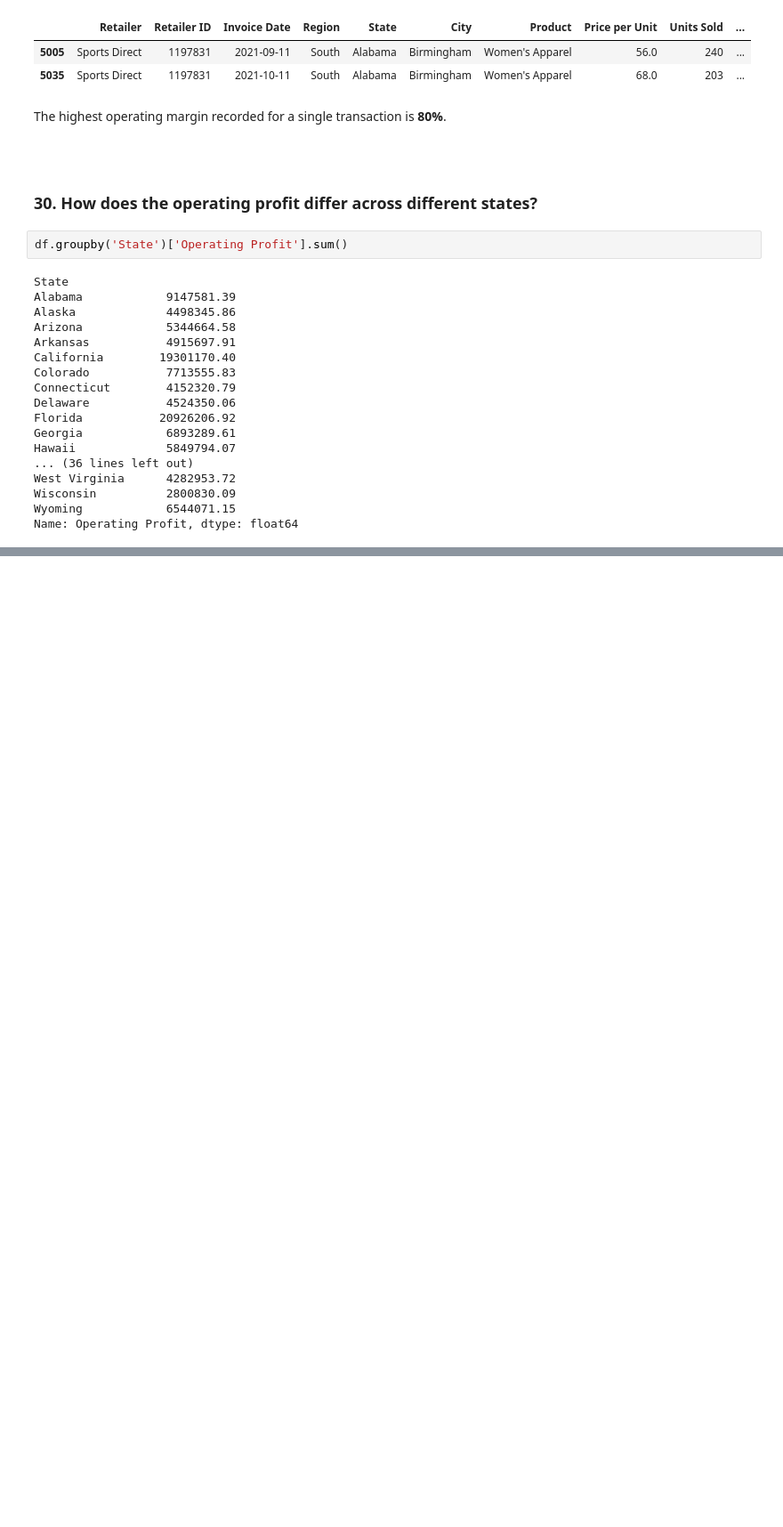
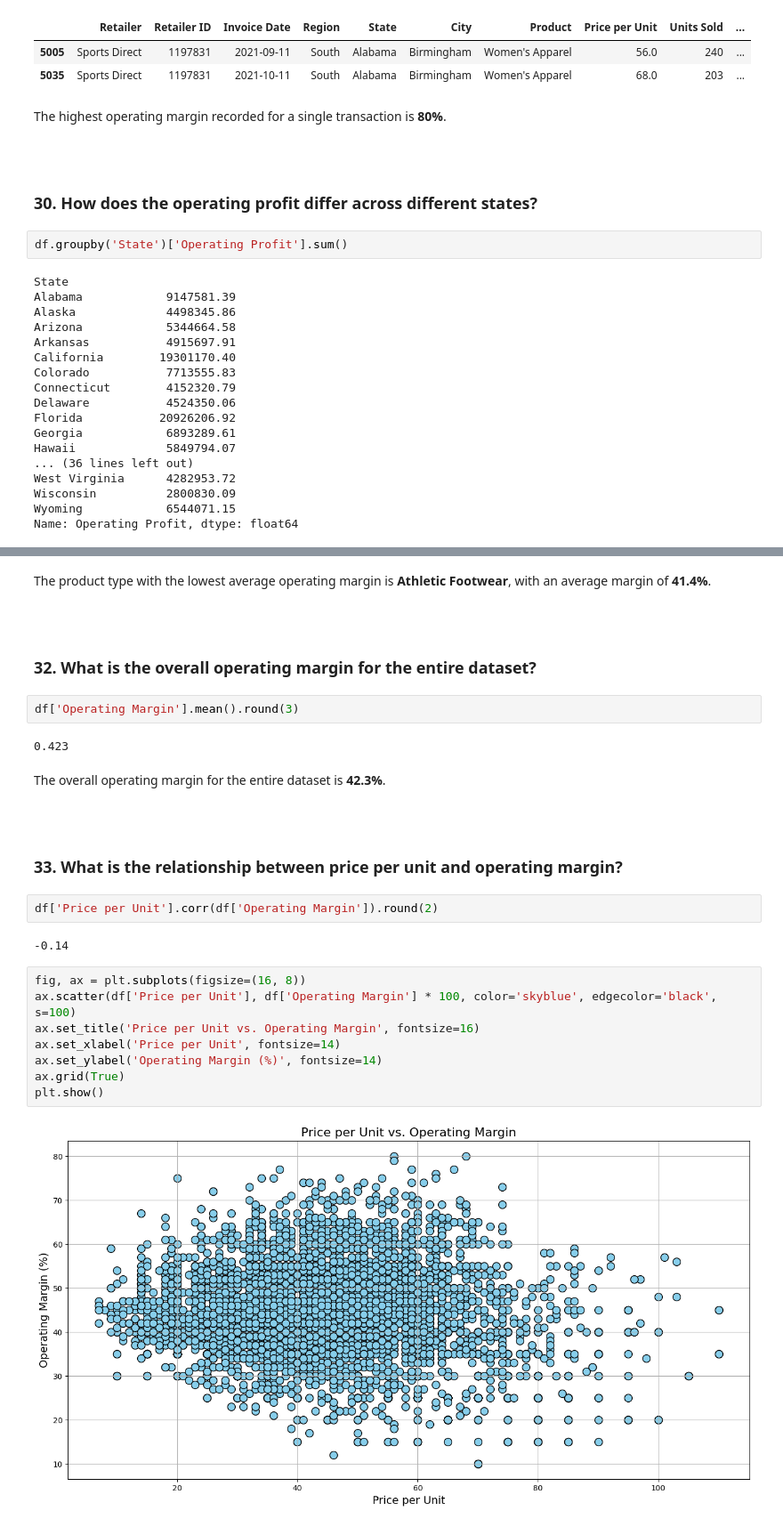
Before and after one commit to GrzegorzPus/Adidas-US-Sales-Analysis, a Jupyter notebook: Sales Analysis.ipynb, the cells around one changed output, grey strips where cells are left out. Shown at 89% size. Cells and saved outputs as stored; diff of their text form; blank space fills up the shorter version.

```diff
--- a/Sales Analysis.ipynb
+++ b/Sales Analysis.ipynb
@@ -823,0 +801,30 @@ plt.show()
+# %% [markdown]
+The product type with the lowest average operating margin is **Athletic Footwear**, with an average margin of **41.4%**.
+
+<br>
+# %% [markdown]
+### 32. What is the overall operating margin for the entire dataset?
+# %%
+df['Operating Margin'].mean().round(3)
+# %% [output]
+0.423
+# %% [markdown]
+The overall operating margin for the entire dataset is **42.3%**.
+
+<br>
+# %% [markdown]
+### 33. What is the relationship between price per unit and operating margin?
+# %%
+df['Price per Unit'].corr(df['Operating Margin']).round(2)
+# %% [output]
+-0.14
+# %%
+fig, ax = plt.subplots(figsize=(16, 8))
+ax.scatter(df['Price per Unit'], df['Operating Margin'] * 100, color='skyblue', edgecolor='black', s=100)
+ax.set_title('Price per Unit vs. Operating Margin', fontsize=16)
+ax.set_xlabel('Price per Unit', fontsize=14)
+ax.set_ylabel('Operating Margin (%)', fontsize=14)
+ax.grid(True)
+plt.show()
+# %% [output]
+[figure, added]
```
Also changed, not shown: parts of 26 cells of this notebook.
